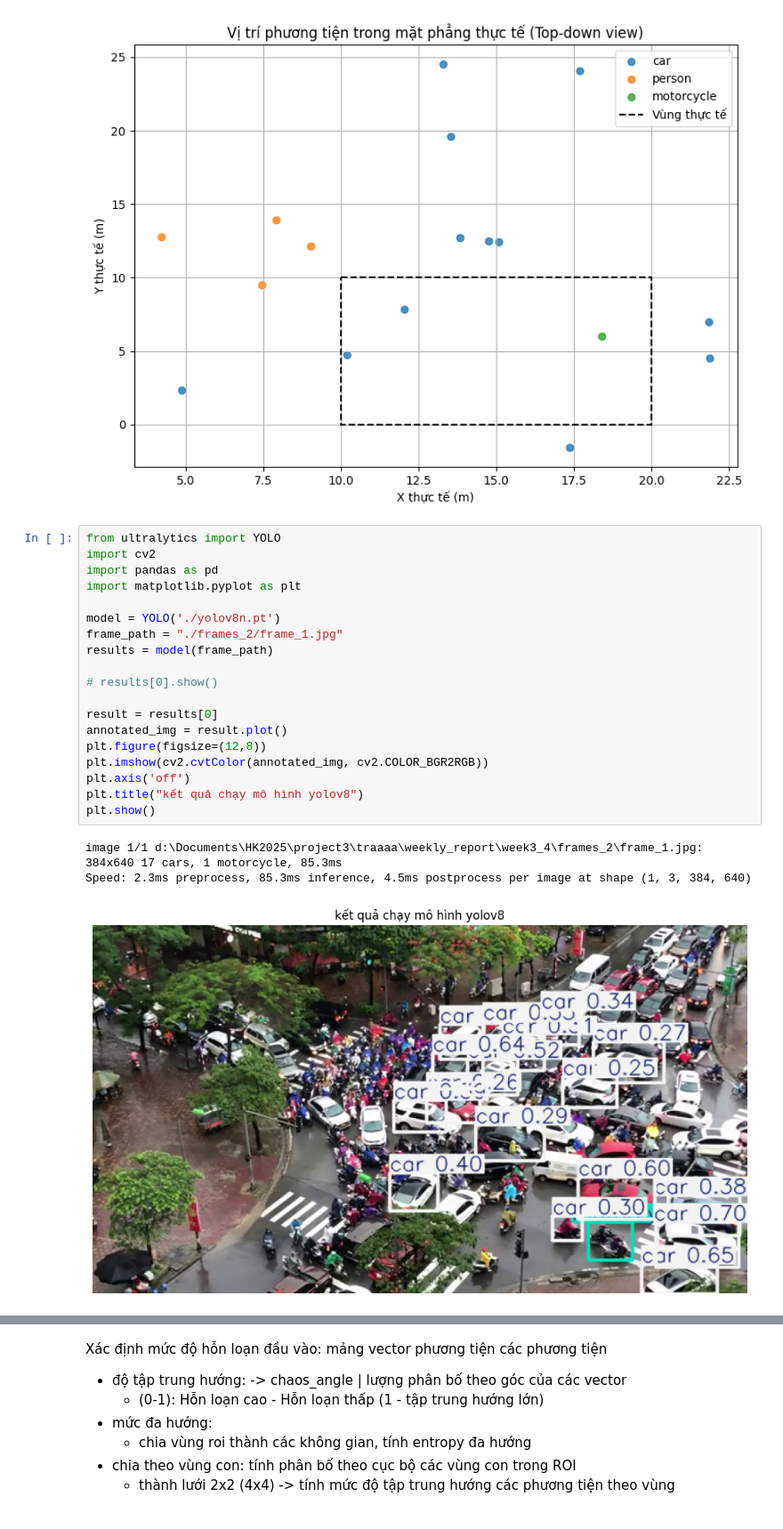
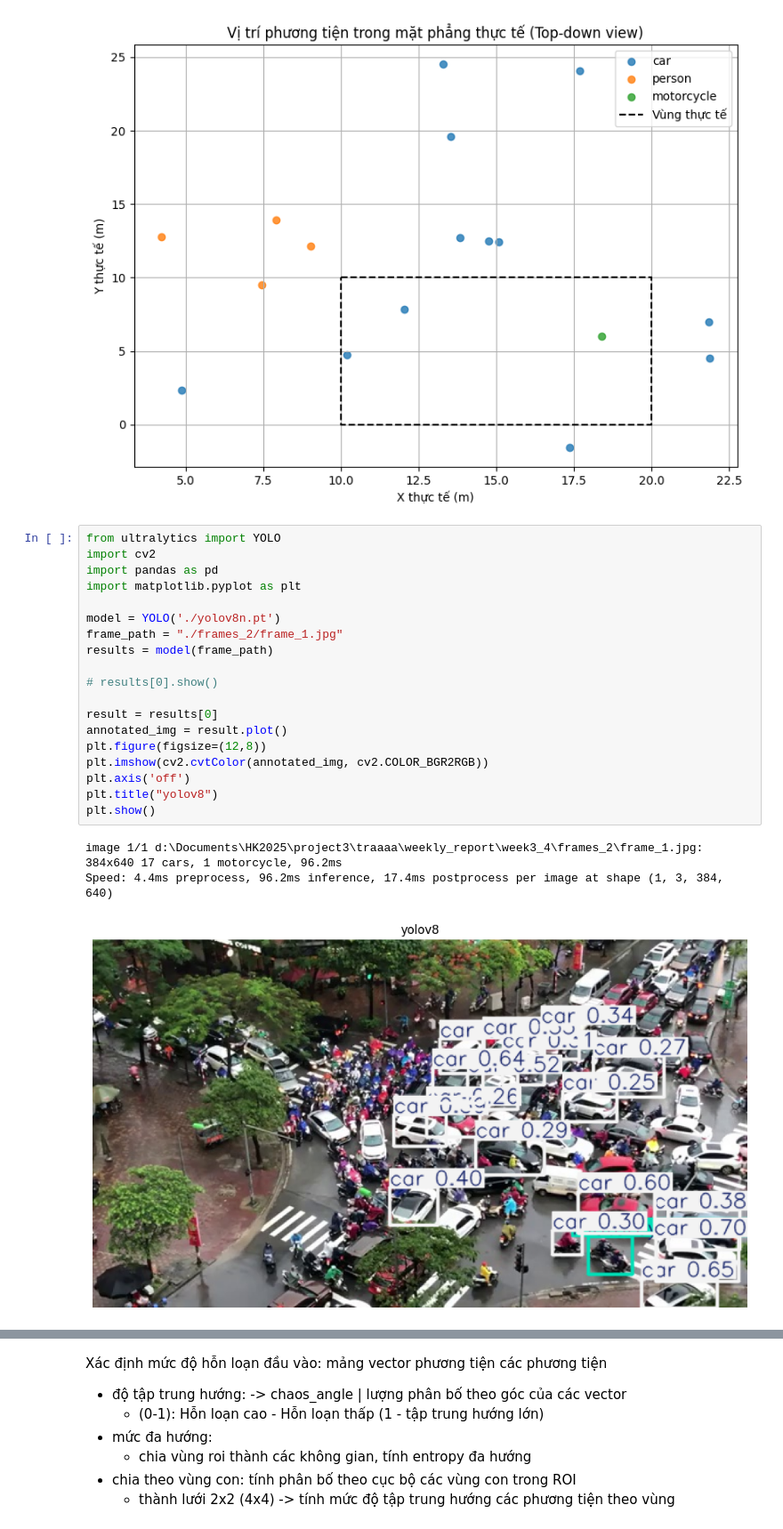
Before and after one commit to cjjjjjk/traaaa, a Jupyter notebook: weekly_report/week3_4/test.ipynb, the cells around one changed output, grey strips where cells are left out. Shown at 89% size. Saved outputs shown, nothing was run; the diff lists cells and outputs as text.

```diff
--- a/weekly_report/week3_4/test.ipynb
+++ b/weekly_report/week3_4/test.ipynb
@@ -103,26 +103,26 @@ Kích thước frame: 1280x590
 # %%
 from ultralytics import YOLO
 import cv2
 import pandas as pd
 import matplotlib.pyplot as plt
 
 model = YOLO('./yolov8n.pt')
 frame_path = "./frames_2/frame_1.jpg"
 results = model(frame_path)
 
 # results[0].show()
 
 result = results[0]
 annotated_img = result.plot()
 plt.figure(figsize=(12,8))
 plt.imshow(cv2.cvtColor(annotated_img, cv2.COLOR_BGR2RGB))
 plt.axis('off')
-plt.title("kết quả chạy mô hình yolov8")
+plt.title("yolov8")
 plt.show()
 # %% [output]
-image 1/1 d:\Documents\HK2025\project3\traaaa\weekly_report\week3_4\frames_2\frame_1.jpg: 384x640 17 cars, 1 motorcycle, 85.3ms
-Speed: 2.3ms preprocess, 85.3ms inference, 4.5ms postprocess per image at shape (1, 3, 384, 640)
+image 1/1 d:\Documents\HK2025\project3\traaaa\weekly_report\week3_4\frames_2\frame_1.jpg: 384x640 17 cars, 1 motorcycle, 96.2ms
+Speed: 4.4ms preprocess, 96.2ms inference, 17.4ms postprocess per image at shape (1, 3, 384, 640)
-[figure, old version]
+[figure, new version]
 # %%
 import requests
 import cv2
```
Also changed, not shown: parts of 1 cell of this notebook, 36 other files.
